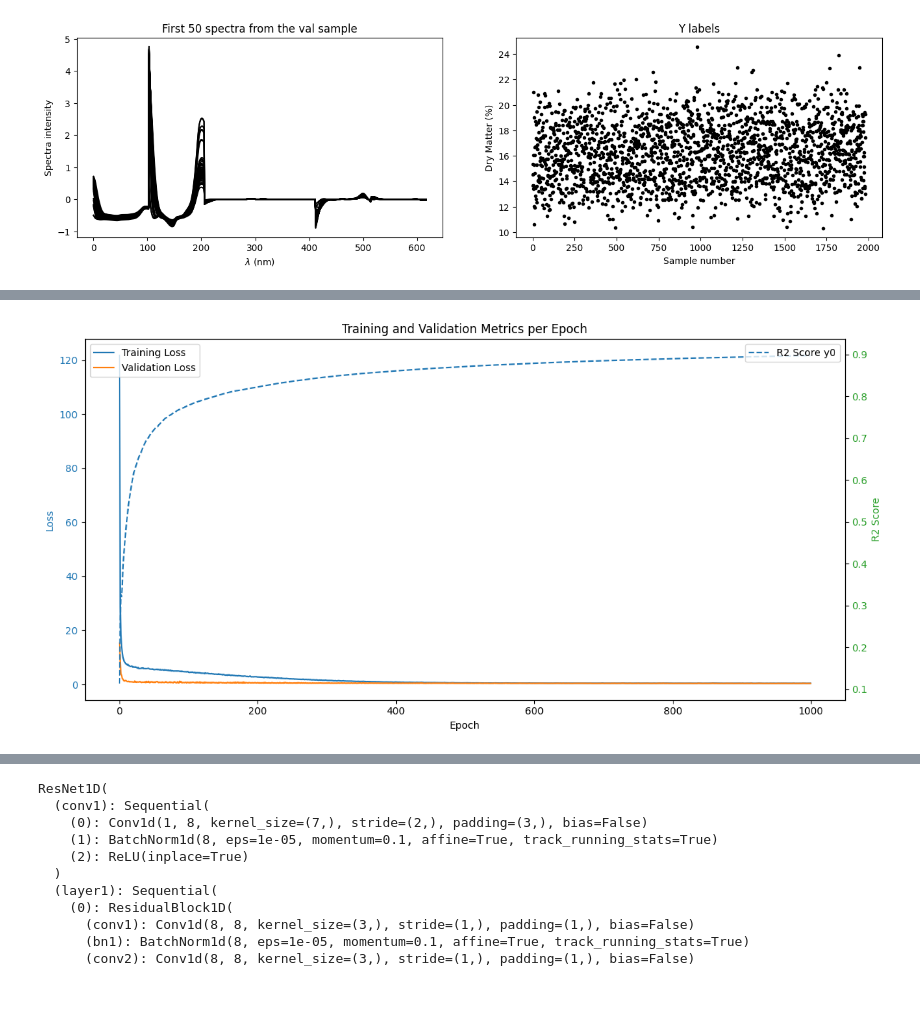
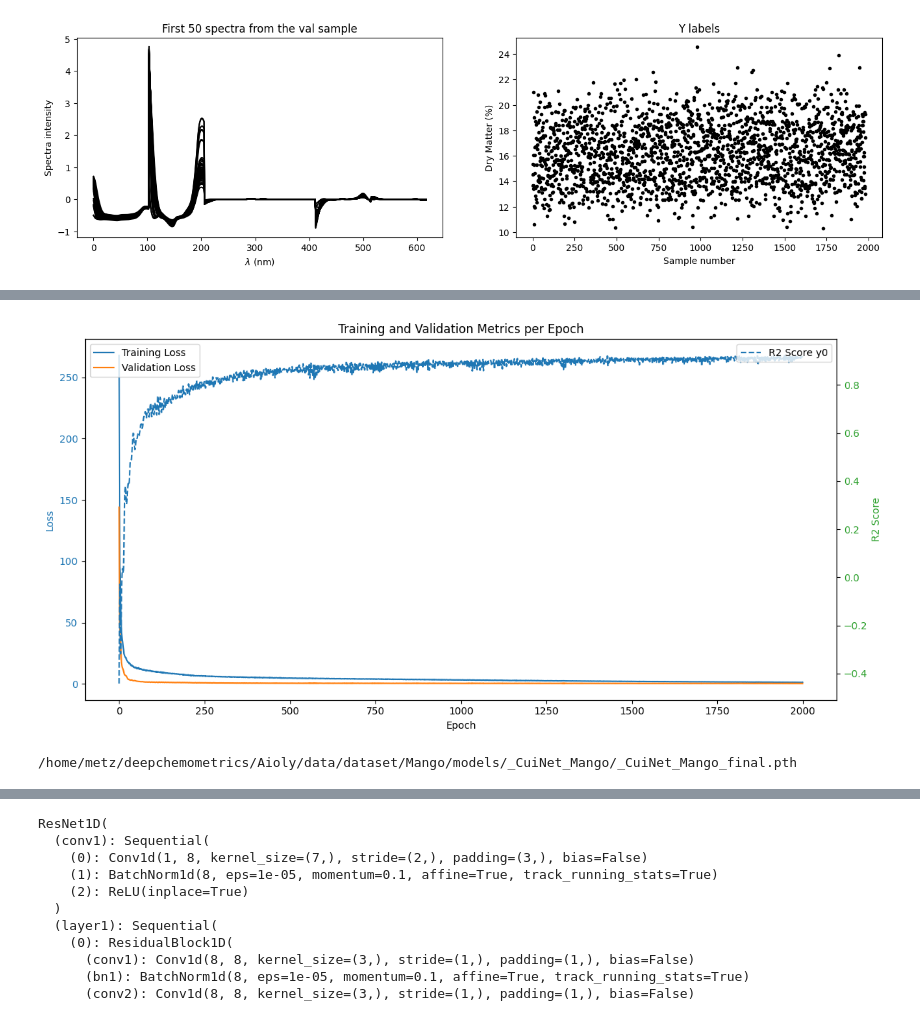
Before and after one commit to maxmetz/Aioly, a Jupyter notebook: Mango_data.ipynb, the cells around one changed output, grey strips where cells are left out. Cells and saved outputs as stored; diff of their text form; code cells hidden in the pictures.

```diff
--- a/Mango_data.ipynb
+++ b/Mango_data.ipynb
@@ -105,12 +115,14 @@ mean = np.mean(x_cal, axis=0)
 std = np.std(x_cal, axis=0)
 
 # Convert np.array to Dataloader
+# add dt in loader
 
-cal = data_utils.TensorDataset(torch.Tensor(x_cal), torch.Tensor(y_cal))
-cal_loader = data_utils.DataLoader(cal, batch_size=1024, shuffle=True)
+cal = MangoDataset(x_cal,y_cal, transform=data_augmentation(slope=0., offset=0., noise=0.00005,shift=0.))
+cal_loader = data_utils.DataLoader(cal, batch_size=1_000, shuffle=True)
+
 
 val = data_utils.TensorDataset(torch.Tensor(x_val), torch.Tensor(y_val))
-val_loader = data_utils.DataLoader(val, batch_size=1024, shuffle=True)
+val_loader = data_utils.DataLoader(val, batch_size=1_000, shuffle=True)
 
 test_dt = data_utils.TensorDataset(torch.Tensor(Xtest), torch.Tensor(Ytest))
-test_loader = data_utils.DataLoader(test_dt, batch_size=1024, shuffle=True)
+test_loader = data_utils.DataLoader(test_dt, batch_size=1_000, shuffle=True)
@@ -120,7 +139,7 @@ test_loader = data_utils.DataLoader(test_dt, batch_size=1024, shuffle=True)
 model_name ="_CuiNet_Mango"
 spec_dims = x_cal.shape[1]
 LR = 0.01
-num_epochs = 1000
+num_epochs = 2000
 save_interval = 10
 data_path ="/home/metz/deepchemometrics/Aioly/data/dataset/Mango/mango_dm_full_outlier_removed2.mat"
 save_path = os.path.dirname(data_path) + f'/models/{model_name}/' + model_name
@@ -128,10 +147,9 @@ save_path = os.path.dirname(data_path) + f'/models/{model_name}/' + model_name
 model = CuiNet(spec_dims, mean = mean,std = std, out_dims=1)
 optimizer = optim.Adam(model.parameters(), lr=LR, weight_decay=0.003/2)
 criterion = nn.MSELoss(reduction='none')
-criterion_test = nn.MSELoss(reduction='none')
 print(model)
 
-train_losses, val_losses,val_r2_scores, final_path =train(model, optimizer, criterion, cal_loader, val_loader, num_epochs, save_path=save_path, save_interval=save_interval)
+train_losses, val_losses,val_r2_scores, final_path =train(model, optimizer, criterion, cal_loader, val_loader, num_epochs, save_path=save_path, save_interval=save_interval, early_stop=False)
 # %% [output]
 CuiNet(
   (conv1d): Conv1d(1, 1, kernel_size=(5,), stride=(1,))
@@ -153,2 +171,6 @@ Final model saved at /home/metz/deepchemometrics/Aioly/data/dataset/Mango/models
-[figure, old version]
+[figure, new version]
+# %%
+print(final_path)
+# %% [output]
+/home/metz/deepchemometrics/Aioly/data/dataset/Mango/models/_CuiNet_Mango/_CuiNet_Mango_final.pth
 # %%
```
Also changed, not shown: parts of 24 cells of this notebook, 7 other files.
